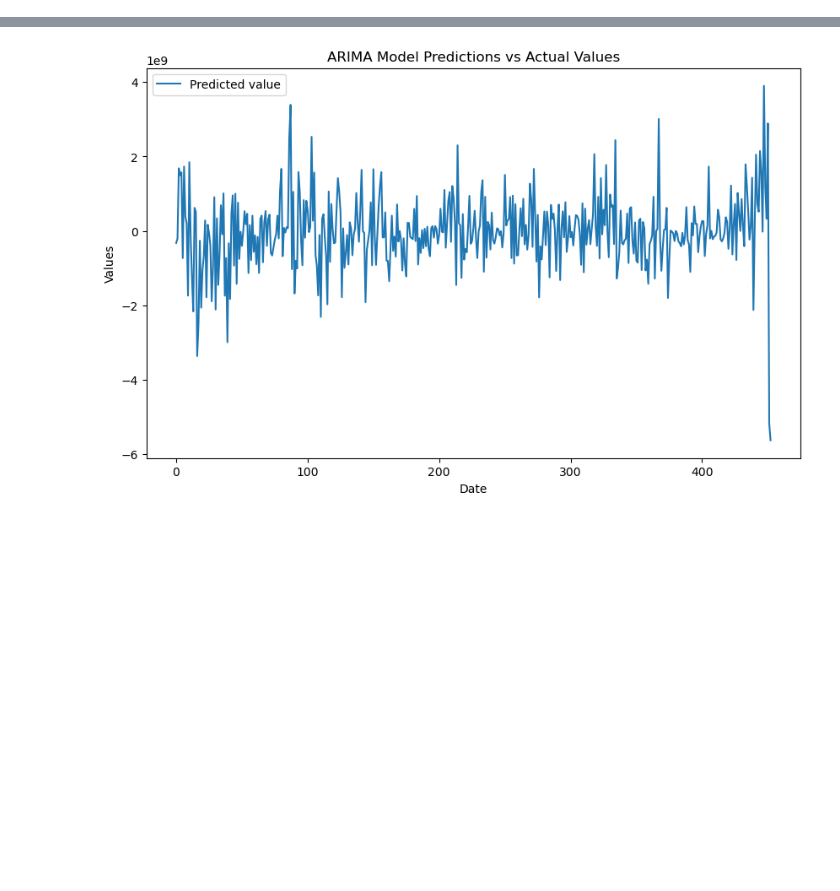
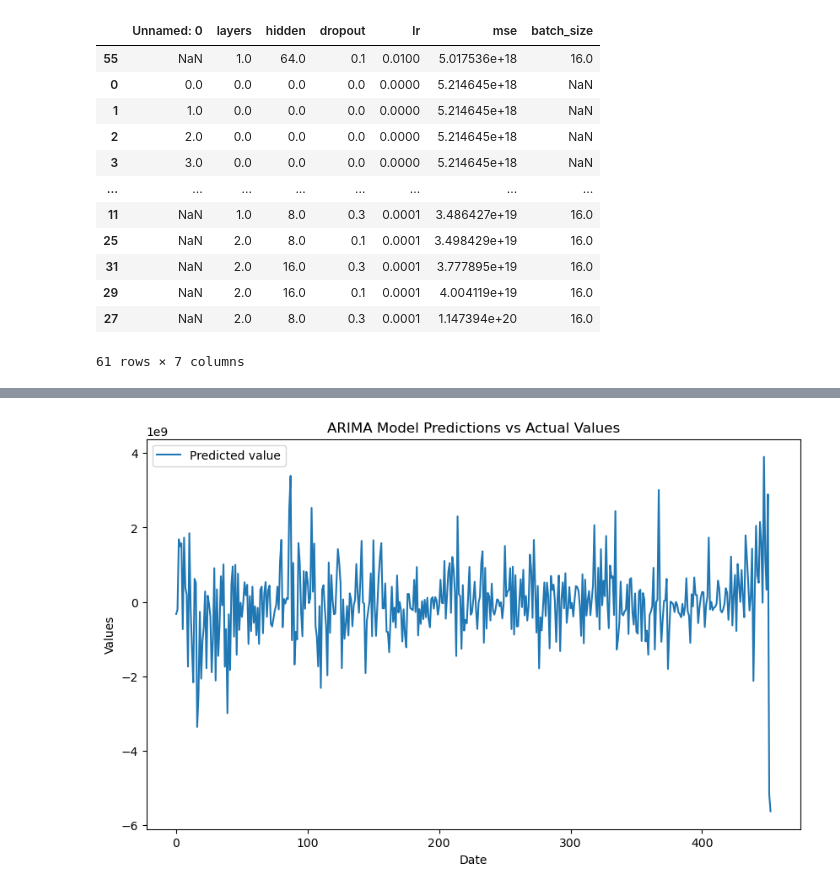
Before and after one commit to paulfav/ts_forecasting, a Jupyter notebook: ARMA_ARRIMA.ipynb, the cells around one changed output, grey strips where cells are left out. Drawn from its saved outputs; the diff is of its cells as text; code cells hidden in the pictures; blank space fills up the shorter version.

```diff
--- a/ARMA_ARRIMA.ipynb
+++ b/ARMA_ARRIMA.ipynb
@@ -33,0 +33,17 @@ display(data)
+# %%
+import pandas as pd
+pd.read_csv("LSTM_results.csv").sort_values("mse")
+# %% [output]
+|  | Unnamed: 0 | layers | hidden | dropout | lr | mse | batch_size |
+| 55 | NaN | 1.0 | 64.0 | 0.1 | 0.0100 | 5.017536e+18 | 16.0 |
+| 0 | 0.0 | 0.0 | 0.0 | 0.0 | 0.0000 | 5.214645e+18 | NaN |
+| 1 | 1.0 | 0.0 | 0.0 | 0.0 | 0.0000 | 5.214645e+18 | NaN |
+| 2 | 2.0 | 0.0 | 0.0 | 0.0 | 0.0000 | 5.214645e+18 | NaN |
+| 3 | 3.0 | 0.0 | 0.0 | 0.0 | 0.0000 | 5.214645e+18 | NaN |
+| ... | ... | ... | ... | ... | ... | ... | ... |
+| 11 | NaN | 1.0 | 8.0 | 0.3 | 0.0001 | 3.486427e+19 | 16.0 |
+| 25 | NaN | 2.0 | 8.0 | 0.1 | 0.0001 | 3.498429e+19 | 16.0 |
+| 31 | NaN | 2.0 | 16.0 | 0.3 | 0.0001 | 3.777895e+19 | 16.0 |
+| 29 | NaN | 2.0 | 16.0 | 0.1 | 0.0001 | 4.004119e+19 | 16.0 |
+| 27 | NaN | 2.0 | 8.0 | 0.3 | 0.0001 | 1.147394e+20 | 16.0 |
+61 rows × 7 columns
```
Also changed, not shown: parts of 7 cells of this notebook, 12 other files.
